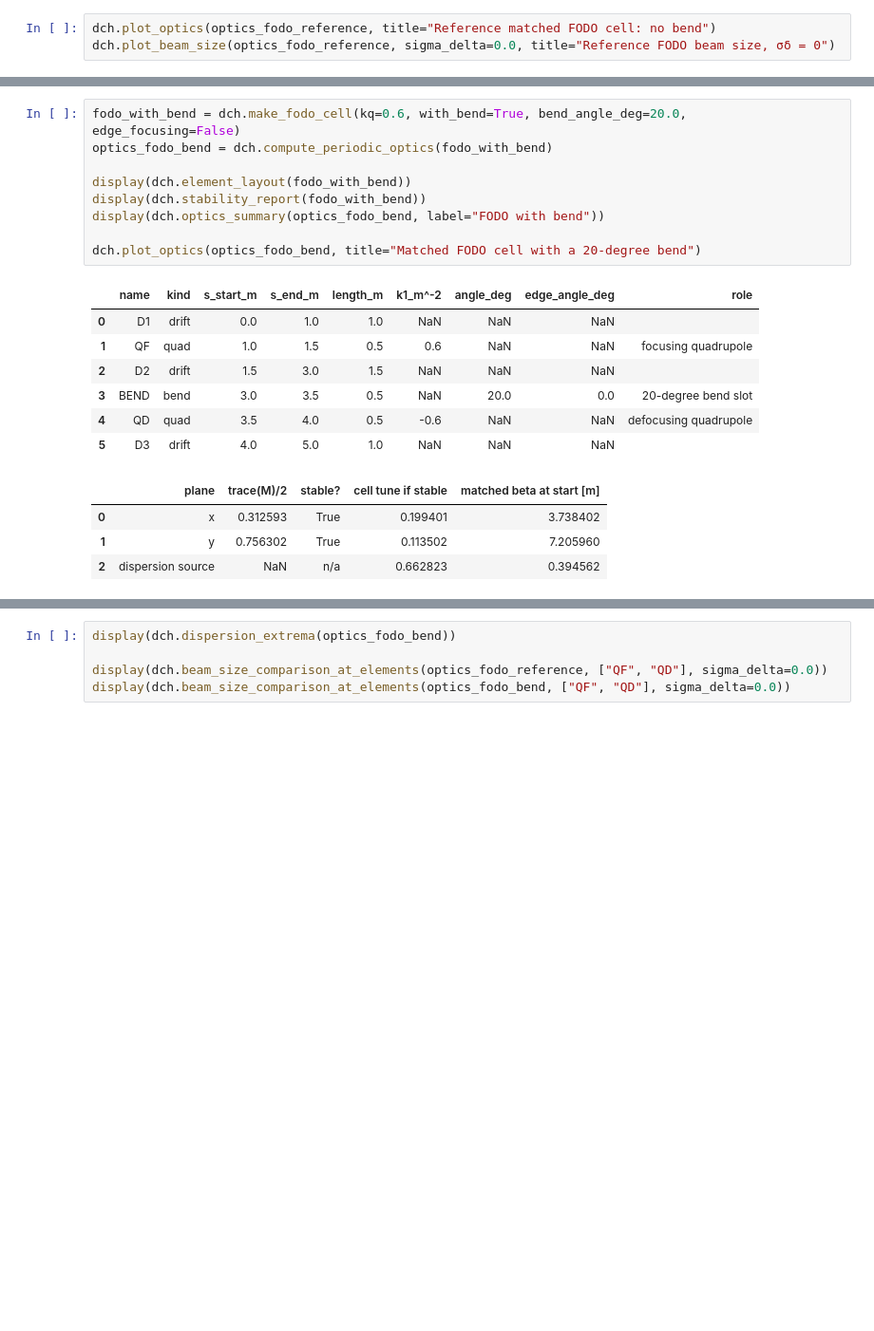
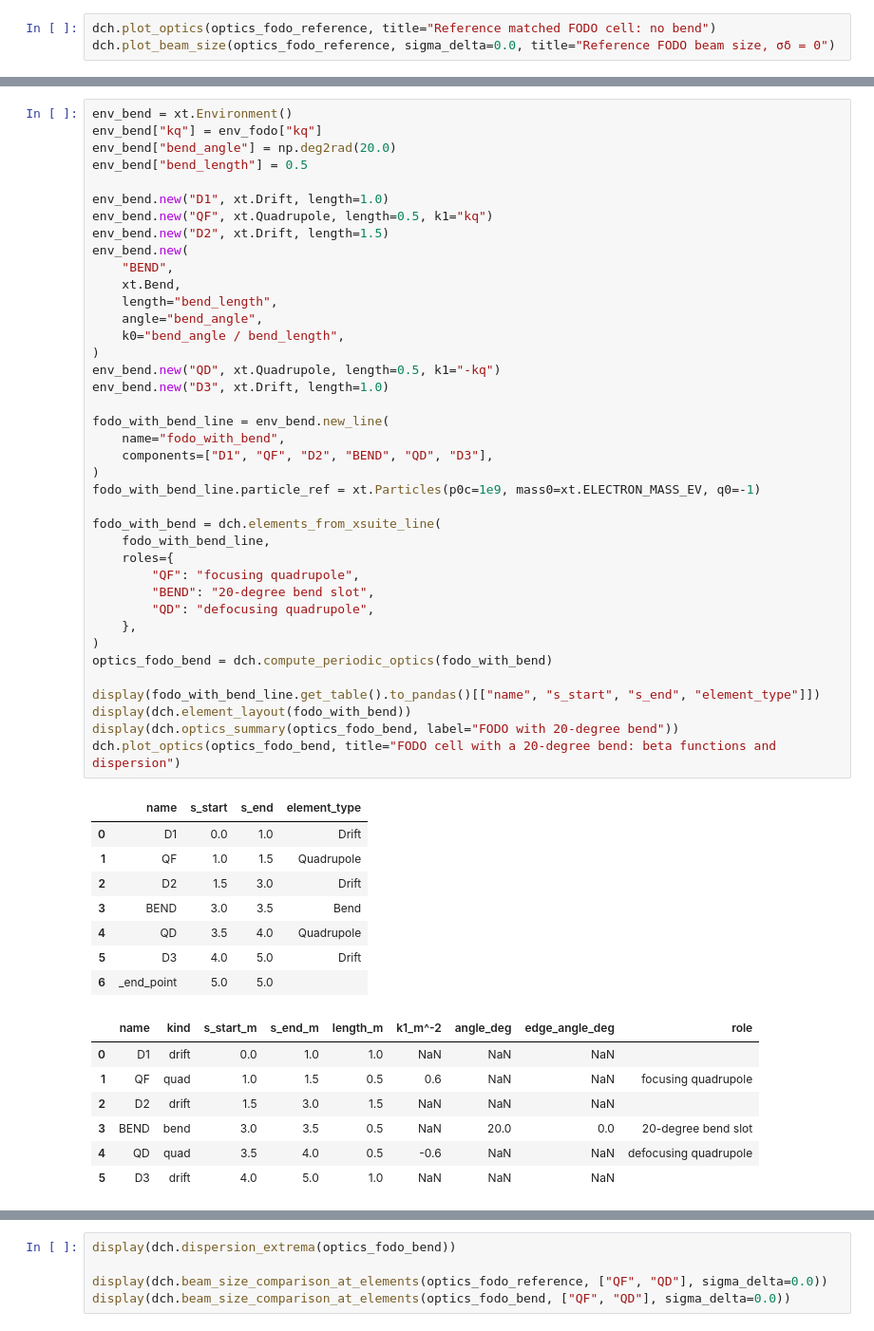
Before and after one commit to r-hensley/uspas-2026-jupyter, a Jupyter notebook: Solution_Notebook_Workflow_package/Dispersion_Chromaticity_Local_Lab_Instructor_Solutions.ipynb, the cells around one changed output, grey strips where cells are left out. Shown at 95% size. Cells and saved outputs as stored; diff of their text form; blank space fills up the shorter version.

```diff
--- a/Solution_Notebook_Workflow_package/Dispersion_Chromaticity_Local_Lab_Instructor_Solutions.ipynb
+++ b/Solution_Notebook_Workflow_package/Dispersion_Chromaticity_Local_Lab_Instructor_Solutions.ipynb
@@ -135,21 +167,55 @@ Now insert a 20-degree bend. The default model below uses a sector bend without
 # %%
-fodo_with_bend = dch.make_fodo_cell(kq=0.6, with_bend=True, bend_angle_deg=20.0, edge_focusing=False)
+env_bend = xt.Environment()
+env_bend["kq"] = env_fodo["kq"]
+env_bend["bend_angle"] = np.deg2rad(20.0)
+env_bend["bend_length"] = 0.5
+
+env_bend.new("D1", xt.Drift, length=1.0)
+env_bend.new("QF", xt.Quadrupole, length=0.5, k1="kq")
+env_bend.new("D2", xt.Drift, length=1.5)
+env_bend.new(
+    "BEND",
+    xt.Bend,
+    length="bend_length",
+    angle="bend_angle",
+    k0="bend_angle / bend_length",
+)
+env_bend.new("QD", xt.Quadrupole, length=0.5, k1="-kq")
+env_bend.new("D3", xt.Drift, length=1.0)
+
+fodo_with_bend_line = env_bend.new_line(
+    name="fodo_with_bend",
+    components=["D1", "QF", "D2", "BEND", "QD", "D3"],
+)
+fodo_with_bend_line.particle_ref = xt.Particles(p0c=1e9, mass0=xt.ELECTRON_MASS_EV, q0=-1)
+
+fodo_with_bend = dch.elements_from_xsuite_line(
+    fodo_with_bend_line,
+    roles={
+        "QF": "focusing quadrupole",
+        "BEND": "20-degree bend slot",
+        "QD": "defocusing quadrupole",
+    },
+)
 optics_fodo_bend = dch.compute_periodic_optics(fodo_with_bend)
 
+display(fodo_with_bend_line.get_table().to_pandas()[["name", "s_start", "s_end", "element_type"]])
 display(dch.element_layout(fodo_with_bend))
-display(dch.stability_report(fodo_with_bend))
-display(dch.optics_summary(optics_fodo_bend, label="FODO with bend"))
-
-dch.plot_optics(optics_fodo_bend, title="Matched FODO cell with a 20-degree bend")
+display(dch.optics_summary(optics_fodo_bend, label="FODO with 20-degree bend"))
+dch.plot_optics(optics_fodo_bend, title="FODO cell with a 20-degree bend: beta functions and dispersion")
 # %% [output]
-|  | name | kind | s_start_m | s_end_m | length_m | k1_m^-2 | angle_deg | edge_angle_deg | role |
-| 0 | D1 | drift | 0.0 | 1.0 | 1.0 | NaN | NaN | NaN |  |
-| 1 | QF | quad | 1.0 | 1.5 | 0.5 | 0.6 | NaN | NaN | focusing quadrupole |
-| 2 | D2 | drift | 1.5 | 3.0 | 1.5 | NaN | NaN | NaN |  |
-| 3 | BEND | bend | 3.0 | 3.5 | 0.5 | NaN | 20.0 | 0.0 | 20-degree bend slot |
-| 4 | QD | quad | 3.5 | 4.0 | 0.5 | -0.6 | NaN | NaN | defocusing quadrupole |
-| 5 | D3 | drift | 4.0 | 5.0 | 1.0 | NaN | NaN | NaN |  |
+|  | name | s_start | s_end | element_type |
+| 0 | D1 | 0.0 | 1.0 | Drift |
+| 1 | QF | 1.0 | 1.5 | Quadrupole |
+| 2 | D2 | 1.5 | 3.0 | Drift |
+| 3 | BEND | 3.0 | 3.5 | Bend |
+| 4 | QD | 3.5 | 4.0 | Quadrupole |
+| 5 | D3 | 4.0 | 5.0 | Drift |
+| 6 | _end_point | 5.0 | 5.0 |  |
-|  | plane | trace(M)/2 | stable? | cell tune if stable | matched beta at start [m] |
-| 0 | x | 0.312593 | True | 0.199401 | 3.738402 |
-| 1 | y | 0.756302 | True | 0.113502 | 7.205960 |
-| 2 | dispersion source | NaN | n/a | 0.662823 | 0.394562 |
+|  | name | kind | s_start_m | s_end_m | length_m | k1_m^-2 | angle_deg | edge_angle_deg | role |
+| 0 | D1 | drift | 0.0 | 1.0 | 1.0 | NaN | NaN | NaN |  |
+| 1 | QF | quad | 1.0 | 1.5 | 0.5 | 0.6 | NaN | NaN | focusing quadrupole |
+| 2 | D2 | drift | 1.5 | 3.0 | 1.5 | NaN | NaN | NaN |  |
+| 3 | BEND | bend | 3.0 | 3.5 | 0.5 | NaN | 20.0 | 0.0 | 20-degree bend slot |
+| 4 | QD | quad | 3.5 | 4.0 | 0.5 | -0.6 | NaN | NaN | defocusing quadrupole |
+| 5 | D3 | drift | 4.0 | 5.0 | 1.0 | NaN | NaN | NaN |  |
```
Also changed, not shown: parts of 53 cells of this notebook, 9 other files.
